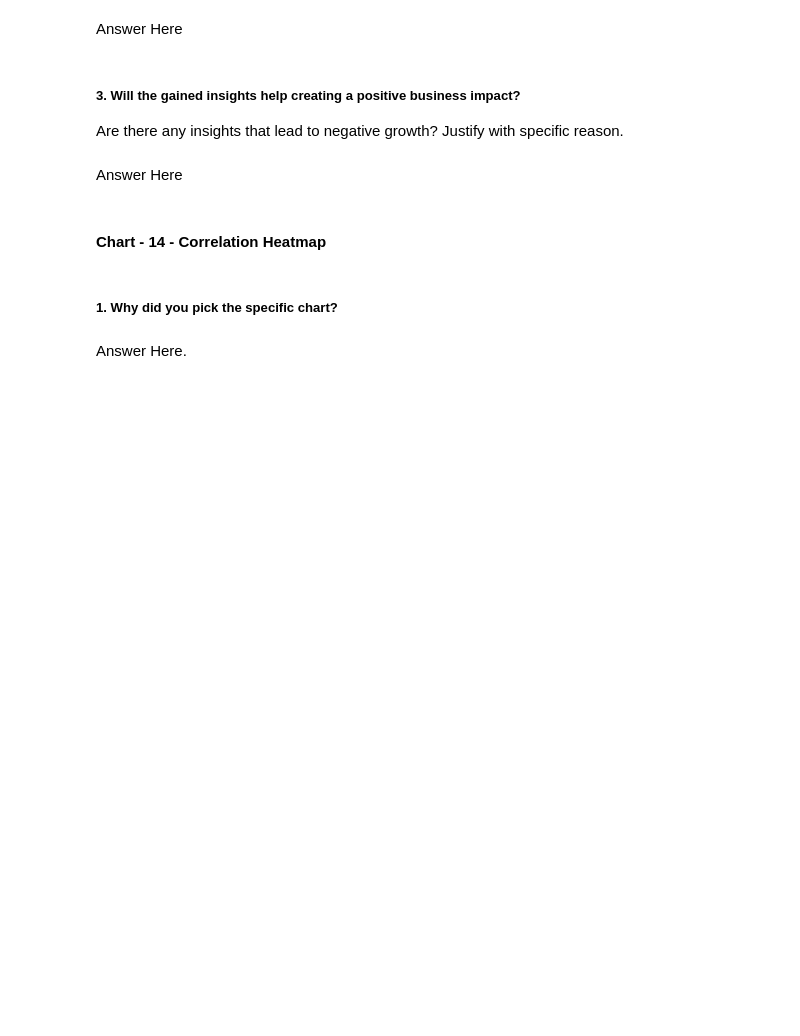
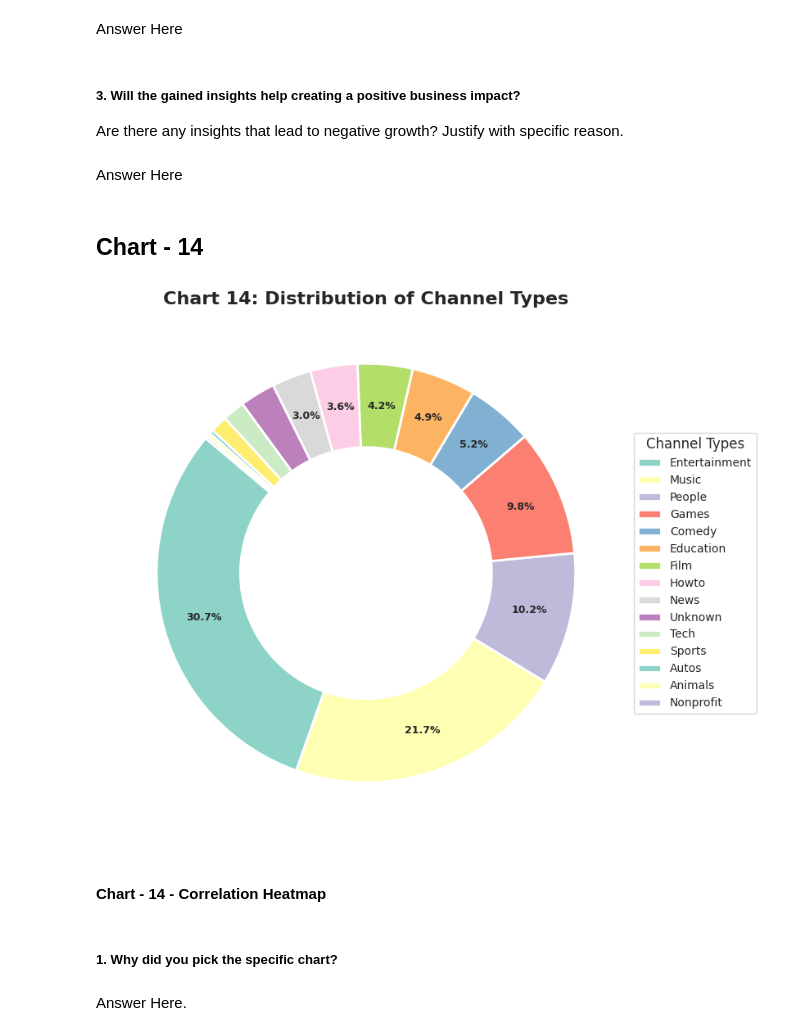
Before and after one commit to Sneha8126/Sneha-EDA-Submission-Template, a Jupyter notebook: Sneha_EDA_Submission_Template.ipynb, the cells around one changed output. Drawn from its saved outputs; the diff is of its cells as text; code cells hidden in the pictures; blank space fills up the shorter version.

Commit message:
resolve label/percentage overlap in donut chart

```diff
--- a/Sneha_EDA_Submission_Template.ipynb
+++ b/Sneha_EDA_Submission_Template.ipynb
@@ -1124,6 +1124,43 @@ Answer Here
 Are there any insights that lead to negative growth? Justify with specific reason.
 # %% [markdown]
 Answer Here
+# %% [markdown]
+## Chart - 14
+# %%
+# Data preparation
+channel_counts = df['channel_type'].value_counts()
+
+# Plotting
+fig, ax = plt.subplots(figsize=(12, 7))
+colors = plt.cm.Set3.colors
+
+# Function to hide labels for very small slices (< 3%)
+def my_autopct(pct):
+    return ('%1.1f%%' % pct) if pct > 3 else ''
+
+# Donut Chart with conditional labeling
+wedges, texts, autotexts = ax.pie(channel_counts, labels=None, autopct=my_autopct,
+                                   startangle=140, colors=colors, pctdistance=0.8,
+                                   wedgeprops={'width': 0.4, 'edgecolor': 'w', 'linewidth': 2})
+
+# Percentages ka font size adjust karein
+for autotext in autotexts:
+    autotext.set_fontsize(9)
+    autotext.set_fontweight('bold')
+
+# Legend side mein (labels ke liye)
+ax.legend(wedges, channel_counts.index, title="Channel Types",
+           loc="center left", bbox_to_anchor=(1, 0, 0.5, 1), fontsize=10)
+
+# Center circle
+centre_circle = plt.Circle((0,0), 0.60, fc='white')
+ax.add_artist(centre_circle)
+
+plt.title('Chart 14: Distribution of Channel Types', fontsize=16, fontweight='bold')
+plt.tight_layout()
+plt.show()
+# %% [output]
+[figure, added]
 # %% [markdown]
 #### Chart - 14 - Correlation Heatmap
 # %%
```
